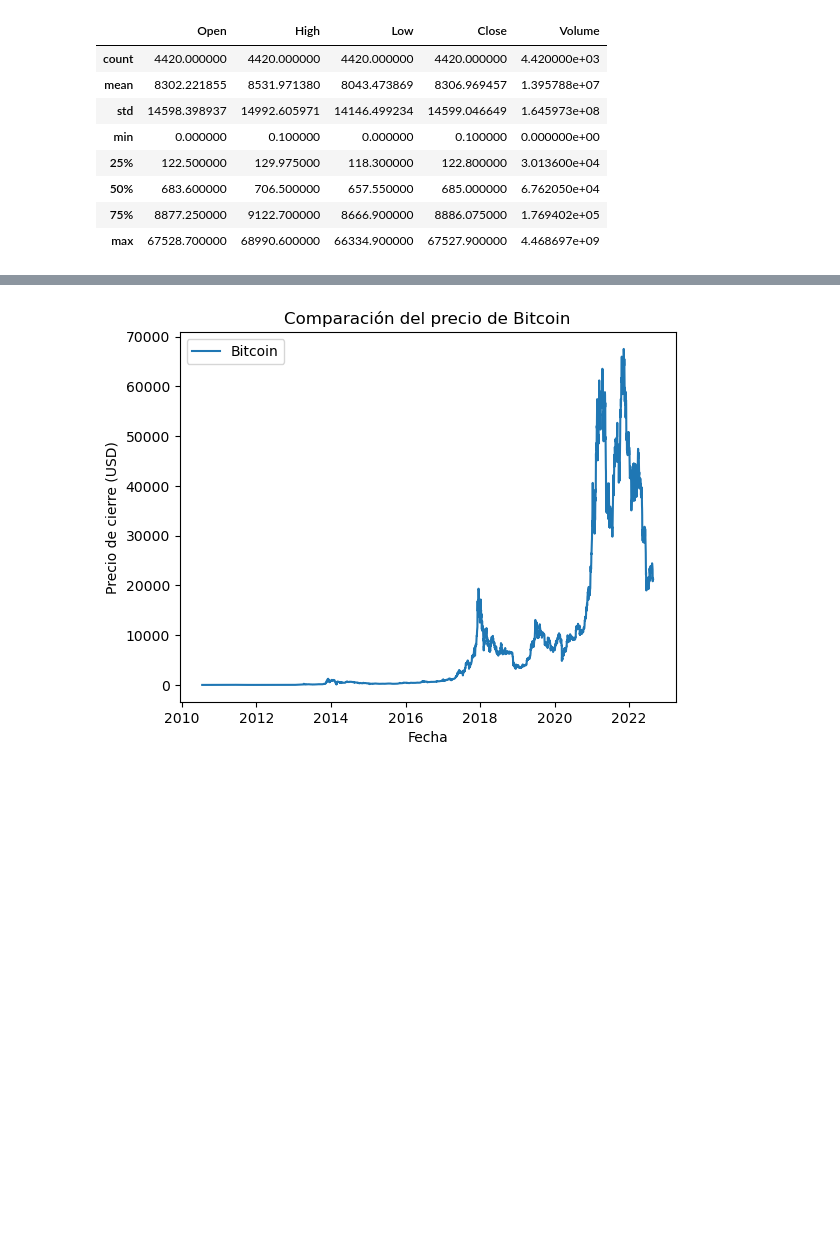
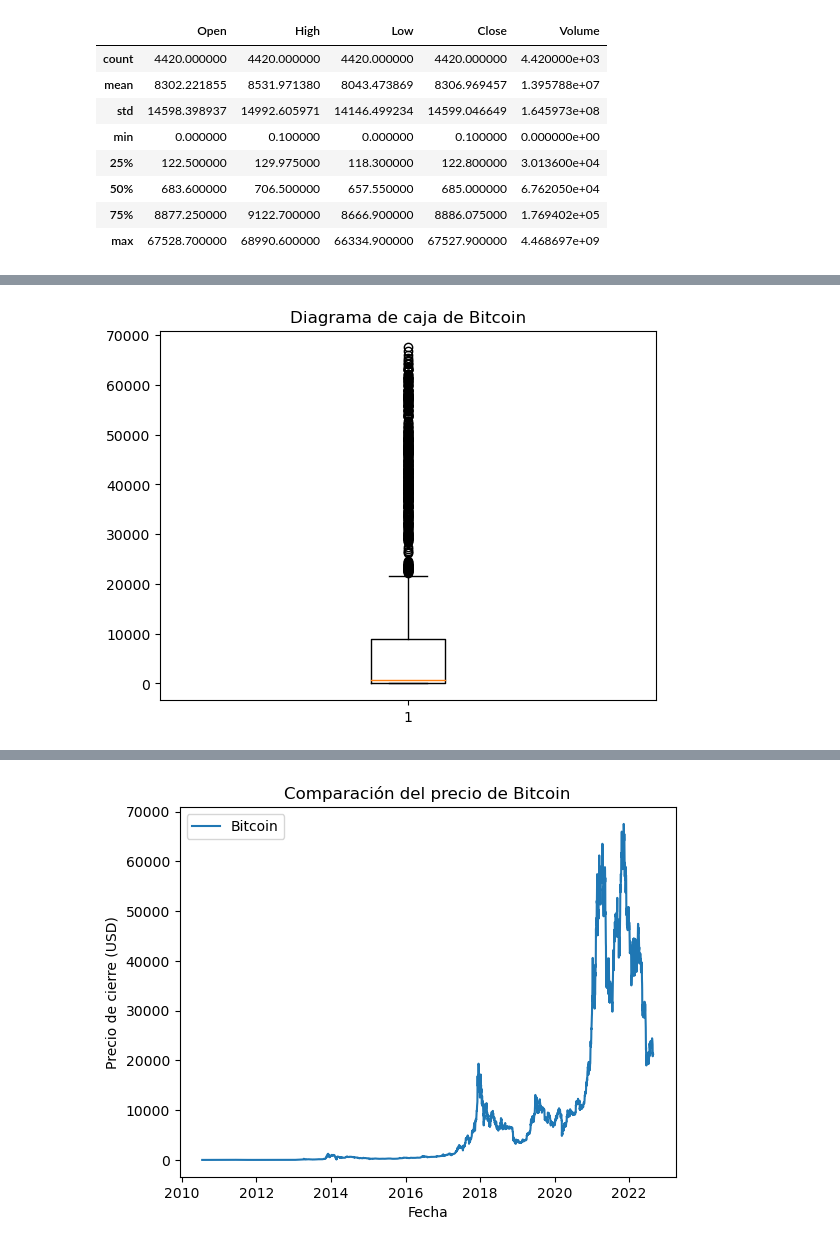
Before and after one commit to angelmpa/proyecto-portafolio, a Jupyter notebook: notebooks/analisis_inicial.ipynb, the cells around one changed output, grey strips where cells are left out. Saved outputs shown, nothing was run; the diff lists cells and outputs as text; code cells hidden in the pictures; blank space fills up the shorter version.

```diff
--- a/notebooks/analisis_inicial.ipynb
+++ b/notebooks/analisis_inicial.ipynb
@@ -67,0 +195,7 @@ btc_data.describe()
+# %%
+# Valores atípicos de Bitcoin
+plt.boxplot(bitcoin['Close'])
+plt.title('Diagrama de caja de Bitcoin')
+plt.show()
+# %% [output]
+[figure, added]
```
Also changed, not shown: parts of 29 cells of this notebook.
